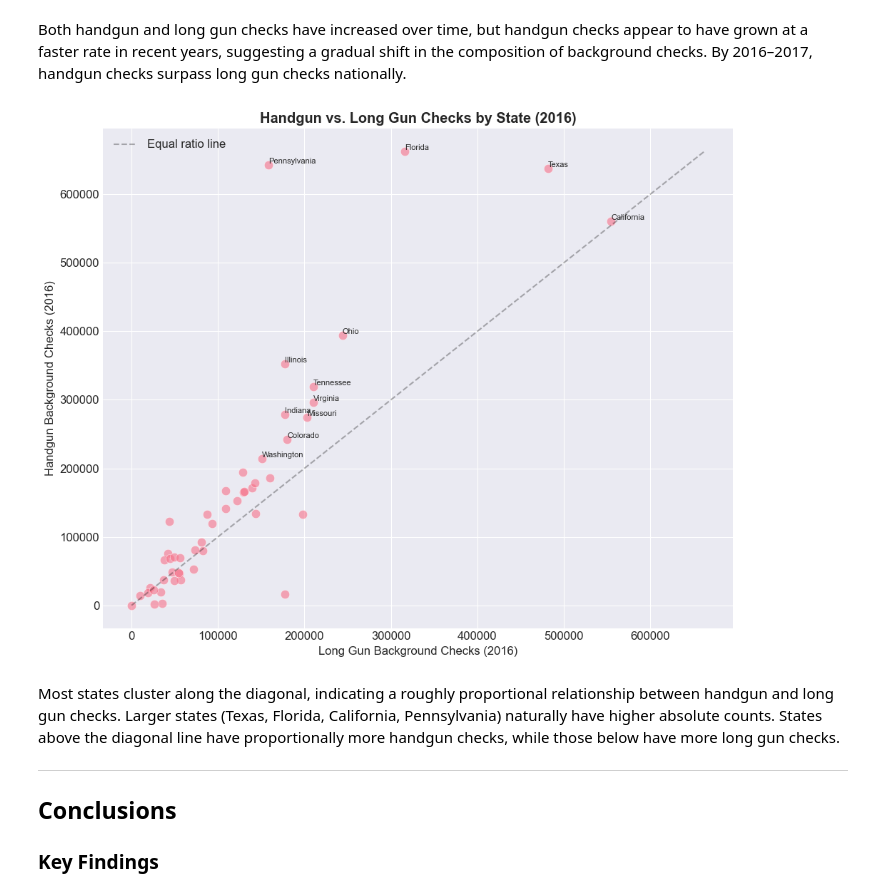
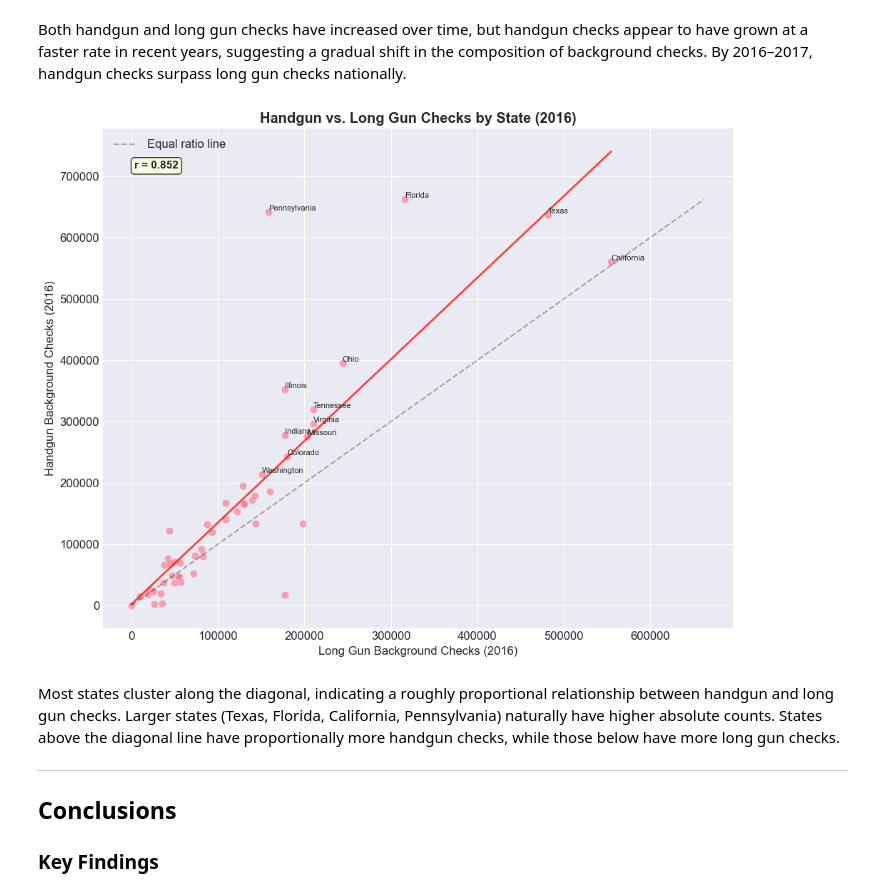
Before and after one commit to trwilcoxson/investigate-a-dataset, a Jupyter notebook: Investigate_a_Dataset.ipynb, the cells around one changed output. Cells and saved outputs as stored; diff of their text form; code cells hidden in the pictures.

```diff
--- a/Investigate_a_Dataset.ipynb
+++ b/Investigate_a_Dataset.ipynb
@@ -702,30 +779,29 @@ year
 # %% [markdown]
 Both handgun and long gun checks have increased over time, but handgun checks appear to have grown at a faster rate in recent years, suggesting a gradual shift in the composition of background checks. By 2016–2017, handgun checks surpass long gun checks nationally.
 # %%
-# Handgun vs. long gun by state (2016) — scatter plot
+# Handgun vs. long gun by state (2016) — using reusable scatter function
 fig, ax = plt.subplots(figsize=(10, 8))
 
-ax.scatter(merged_df['long_gun'], merged_df['handgun'], alpha=0.6, s=80,
-           edgecolors='white', linewidth=0.5)
+plot_scatter_with_regression(ax, merged_df['long_gun'], merged_df['handgun'],
+                             'Long Gun Background Checks (2016)',
+                             'Handgun Background Checks (2016)',
+                             'Handgun vs. Long Gun Checks by State (2016)')
 
 # Label outlier states
 for _, row in merged_df.iterrows():
     if row['handgun'] > 200000 or row['long_gun'] > 200000:
         ax.annotate(row['state'], (row['long_gun'], row['handgun']),
                     fontsize=8, ha='left', va='bottom')
 
 # Add diagonal reference line (equal handgun and long gun)
 max_val = max(merged_df['handgun'].max(), merged_df['long_gun'].max())
 ax.plot([0, max_val], [0, max_val], 'k--', alpha=0.3, label='Equal ratio line')
+ax.legend()
 
-ax.set_xlabel('Long Gun Background Checks (2016)')
-ax.set_ylabel('Handgun Background Checks (2016)')
-ax.set_title('Handgun vs. Long Gun Checks by State (2016)', fontweight='bold')
-ax.legend()
 plt.tight_layout()
 plt.show()
 # %% [output]
-[figure, old version]
+[figure, new version]
 # %% [markdown]
 Most states cluster along the diagonal, indicating a roughly proportional relationship between handgun and long gun checks. Larger states (Texas, Florida, California, Pennsylvania) naturally have higher absolute counts. States above the diagonal line have proportionally more handgun checks, while those below have more long gun checks.
 
```
Also changed, not shown: parts of 8 cells of this notebook, 2 other files.
